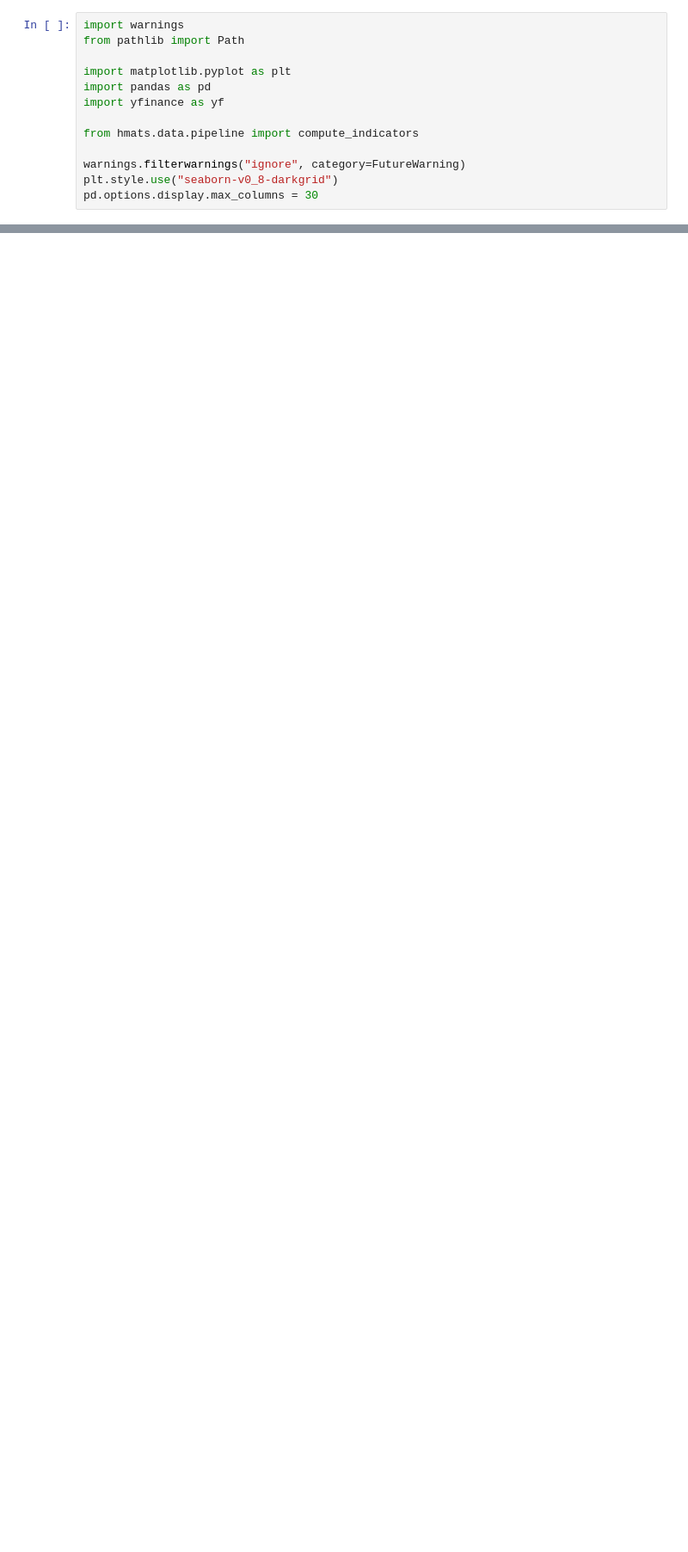
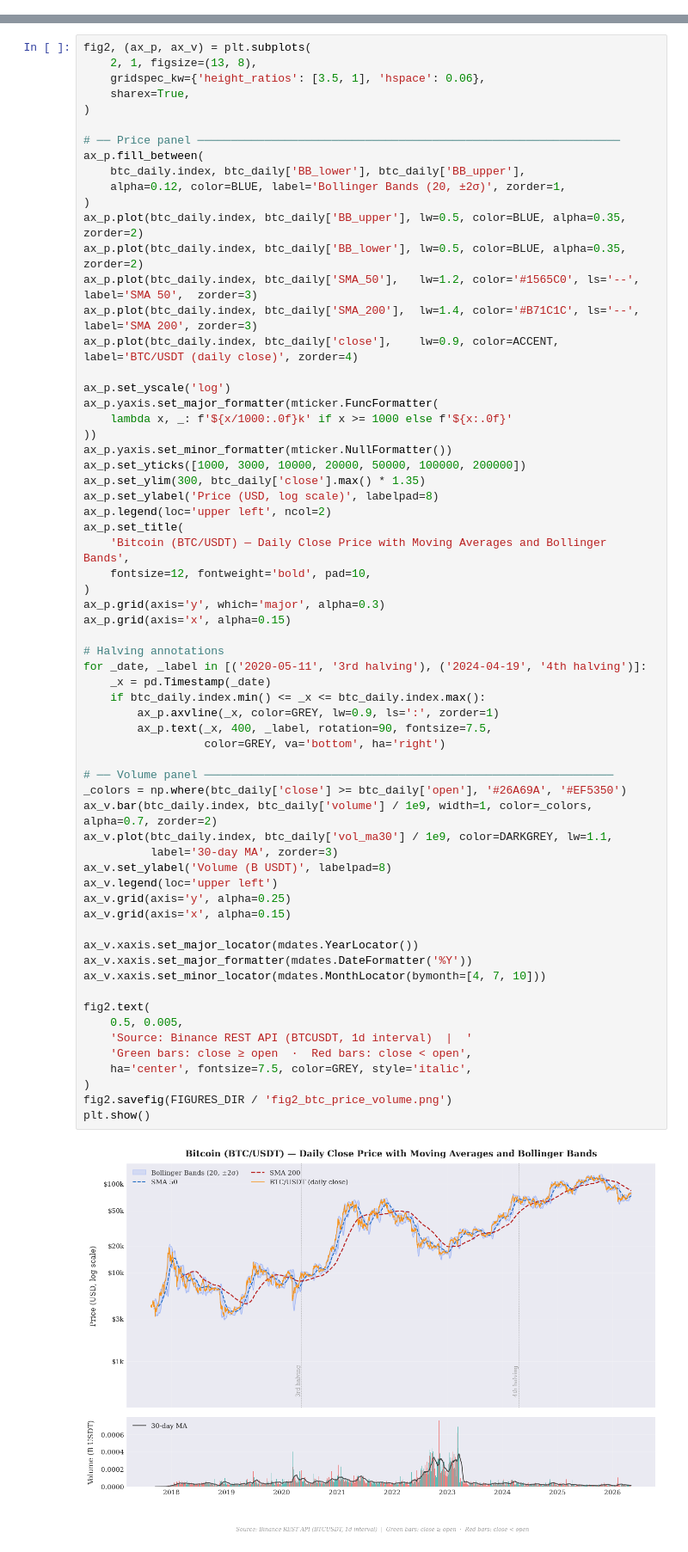
Before and after one commit to WojciechNeuman/hybrid-multi-agent-trading-system, a Jupyter notebook: src/hmats/notebooks/01_data_exploration.ipynb, the cells around one changed output, grey strips where cells are left out. Shown at 86% size. Saved outputs shown, nothing was run; the diff lists cells and outputs as text; blank space fills up the shorter version.

Commit message:
feat: data extraction and inital exploration done

```diff
--- a/src/hmats/notebooks/01_data_exploration.ipynb
+++ b/src/hmats/notebooks/01_data_exploration.ipynb
@@ -5,13 +4,0 @@ Fetch BTC/USD daily OHLCV data, compute technical indicators, and save to parque
-# %%
-import warnings
-from pathlib import Path
-
-import matplotlib.pyplot as plt
-import pandas as pd
-import yfinance as yf
-
-from hmats.data.pipeline import compute_indicators
-
-warnings.filterwarnings("ignore", category=FutureWarning)
-plt.style.use("seaborn-v0_8-darkgrid")
-pd.options.display.max_columns = 30
@@ -96,0 +301,66 @@ reloaded.describe().round(2)
+# %%
+fig2, (ax_p, ax_v) = plt.subplots(
+    2, 1, figsize=(13, 8),
+    gridspec_kw={'height_ratios': [3.5, 1], 'hspace': 0.06},
+    sharex=True,
+)
+
+# ── Price panel ───────────────────────────────────────────────────────────────
+ax_p.fill_between(
+    btc_daily.index, btc_daily['BB_lower'], btc_daily['BB_upper'],
+    alpha=0.12, color=BLUE, label='Bollinger Bands (20, ±2σ)', zorder=1,
+)
+ax_p.plot(btc_daily.index, btc_daily['BB_upper'], lw=0.5, color=BLUE, alpha=0.35, zorder=2)
+ax_p.plot(btc_daily.index, btc_daily['BB_lower'], lw=0.5, color=BLUE, alpha=0.35, zorder=2)
+ax_p.plot(btc_daily.index, btc_daily['SMA_50'],   lw=1.2, color='#1565C0', ls='--', label='SMA 50',  zorder=3)
+ax_p.plot(btc_daily.index, btc_daily['SMA_200'],  lw=1.4, color='#B71C1C', ls='--', label='SMA 200', zorder=3)
+ax_p.plot(btc_daily.index, btc_daily['close'],    lw=0.9, color=ACCENT, label='BTC/USDT (daily close)', zorder=4)
+
+ax_p.set_yscale('log')
+ax_p.yaxis.set_major_formatter(mticker.FuncFormatter(
+    lambda x, _: f'${x/1000:.0f}k' if x >= 1000 else f'${x:.0f}'
+))
+ax_p.yaxis.set_minor_formatter(mticker.NullFormatter())
+ax_p.set_yticks([1000, 3000, 10000, 20000, 50000, 100000, 200000])
+ax_p.set_ylim(300, btc_daily['close'].max() * 1.35)
+ax_p.set_ylabel('Price (USD, log scale)', labelpad=8)
+ax_p.legend(loc='upper left', ncol=2)
+ax_p.set_title(
+    'Bitcoin (BTC/USDT) — Daily Close Price with Moving Averages and Bollinger Bands',
+    fontsize=12, fontweight='bold', pad=10,
+)
+ax_p.grid(axis='y', which='major', alpha=0.3)
+ax_p.grid(axis='x', alpha=0.15)
+
+# Halving annotations
+for _date, _label in [('2020-05-11', '3rd halving'), ('2024-04-19', '4th halving')]:
+    _x = pd.Timestamp(_date)
+    if btc_daily.index.min() <= _x <= btc_daily.index.max():
+        ax_p.axvline(_x, color=GREY, lw=0.9, ls=':', zorder=1)
+        ax_p.text(_x, 400, _label, rotation=90, fontsize=7.5,
+                  color=GREY, va='bottom', ha='right')
+
+# ── Volume panel ─────────────────────────────────────────────────────────────
+_colors = np.where(btc_daily['close'] >= btc_daily['open'], '#26A69A', '#EF5350')
+ax_v.bar(btc_daily.index, btc_daily['volume'] / 1e9, width=1, color=_colors, alpha=0.7, zorder=2)
+ax_v.plot(btc_daily.index, btc_daily['vol_ma30'] / 1e9, color=DARKGREY, lw=1.1,
+          label='30-day MA', zorder=3)
+ax_v.set_ylabel('Volume (B USDT)', labelpad=8)
+ax_v.legend(loc='upper left')
+ax_v.grid(axis='y', alpha=0.25)
+ax_v.grid(axis='x', alpha=0.15)
+
+ax_v.xaxis.set_major_locator(mdates.YearLocator())
+ax_v.xaxis.set_major_formatter(mdates.DateFormatter('%Y'))
+ax_v.xaxis.set_minor_locator(mdates.MonthLocator(bymonth=[4, 7, 10]))
+
+fig2.text(
+    0.5, 0.005,
+    'Source: Binance REST API (BTCUSDT, 1d interval)  |  '
+    'Green bars: close ≥ open  ·  Red bars: close < open',
+    ha='center', fontsize=7.5, color=GREY, style='italic',
+)
+fig2.savefig(FIGURES_DIR / 'fig2_btc_price_volume.png')
+plt.show()
+# %% [output]
+[figure, added]
```
Also changed, not shown: parts of 23 cells of this notebook, 21 other files.
